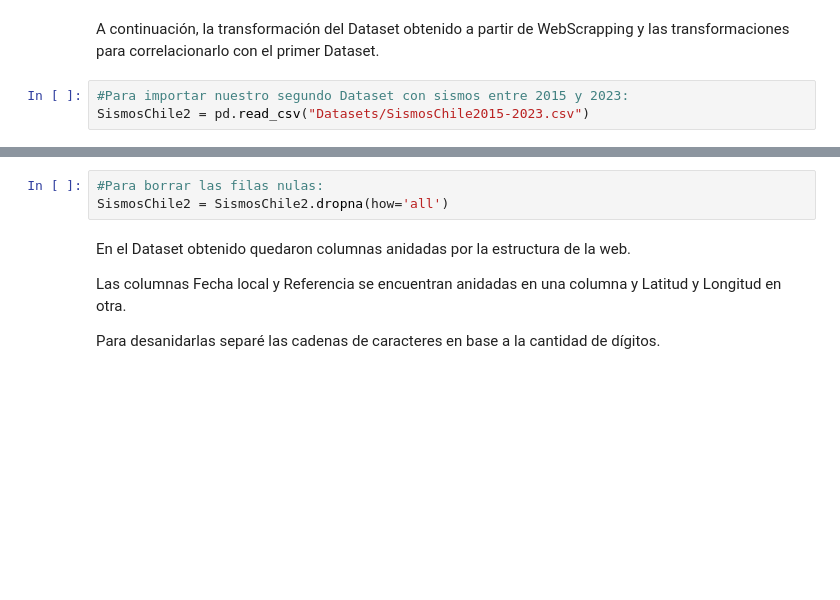
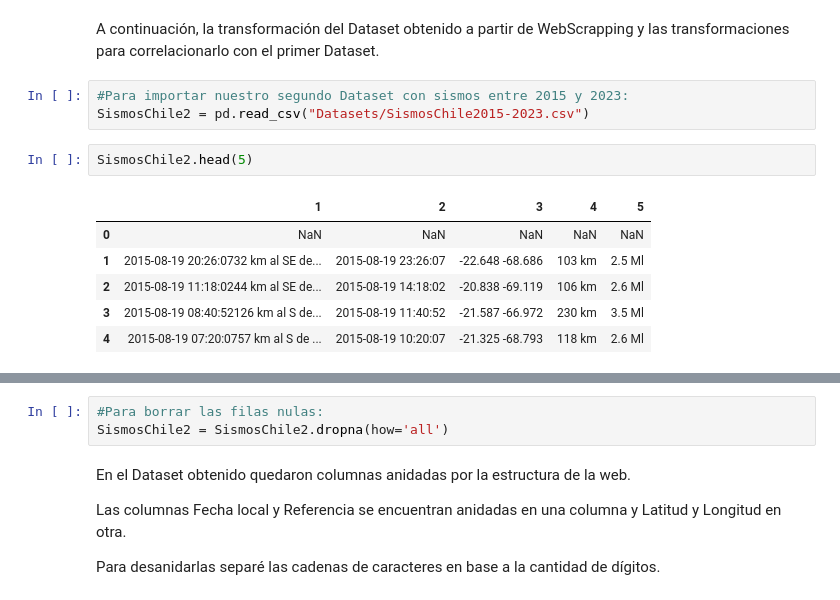
Before and after one commit to Macagonzalezamico/ProyectoSismo, a Jupyter notebook: code/eda/EDA Chile.ipynb, the cells around one changed output, grey strips where cells are left out. Drawn from its saved outputs; the diff is of its cells as text; blank space fills up the shorter version.

```diff
--- a/code/eda/EDA Chile.ipynb
+++ b/code/eda/EDA Chile.ipynb
@@ -33,3 +55,12 @@ A continuación, la transformación del Dataset obtenido a partir de WebScrappin
 # %%
 #Para importar nuestro segundo Dataset con sismos entre 2015 y 2023:
 SismosChile2 = pd.read_csv("Datasets/SismosChile2015-2023.csv")
+# %%
+SismosChile2.head(5)
+# %% [output]
+|  | 1 | 2 | 3 | 4 | 5 |
+| 0 | NaN | NaN | NaN | NaN | NaN |
+| 1 | 2015-08-19 20:26:0732 km al SE de... | 2015-08-19 23:26:07 | -22.648 -68.686 | 103 km | 2.5 Ml |
+| 2 | 2015-08-19 11:18:0244 km al SE de... | 2015-08-19 14:18:02 | -20.838 -69.119 | 106 km | 2.6 Ml |
+| 3 | 2015-08-19 08:40:52126 km al S de... | 2015-08-19 11:40:52 | -21.587 -66.972 | 230 km | 3.5 Ml |
+| 4 | 2015-08-19 07:20:0757 km al S de ... | 2015-08-19 10:20:07 | -21.325 -68.793 | 118 km | 2.6 Ml |
```
Also changed, not shown: parts of 6 cells of this notebook.
